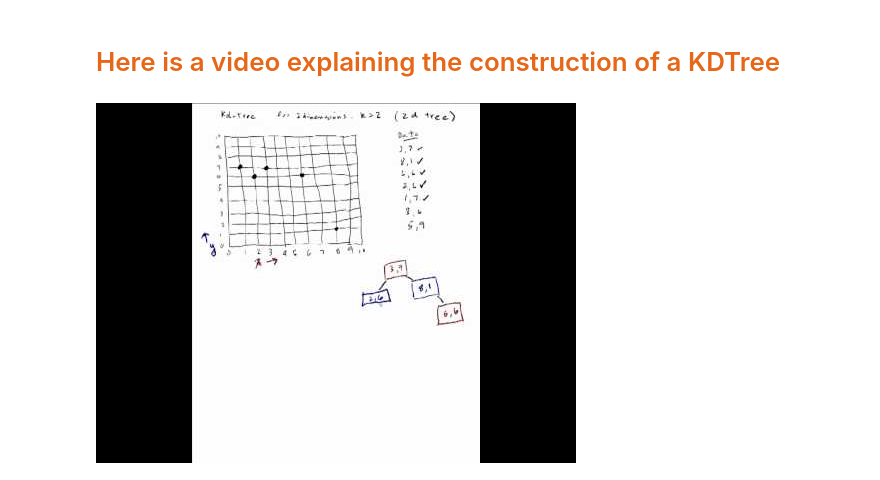
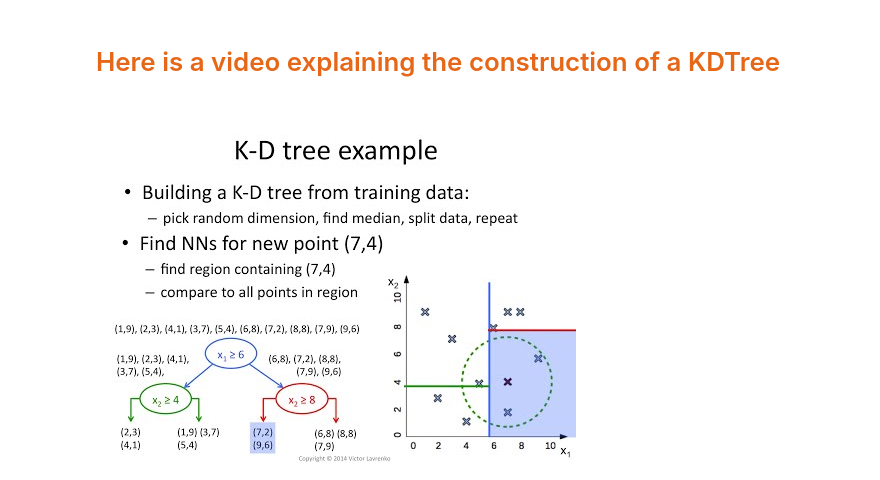
Before and after one commit to doolingdavid/IBA, a Jupyter notebook: IBASEPT2016.ipynb, the cells around one changed output. Drawn from its saved outputs; the diff is of its cells as text; code cells hidden in the pictures.

```diff
--- a/IBASEPT2016.ipynb
+++ b/IBASEPT2016.ipynb
@@ -563,6 +563,6 @@ kdt = KDTree(xTrain, leaf_size=30)
 # <font color="#E56717">Here is a video explaining the construction of a KDTree</font>
 # %%
 from IPython.display import YouTubeVideo
-YouTubeVideo('LdaL-l2S76c')
+YouTubeVideo('Y4ZgLlDfKDg')
 # %% [output]
-[figure, old version]
+[figure, new version]
```
